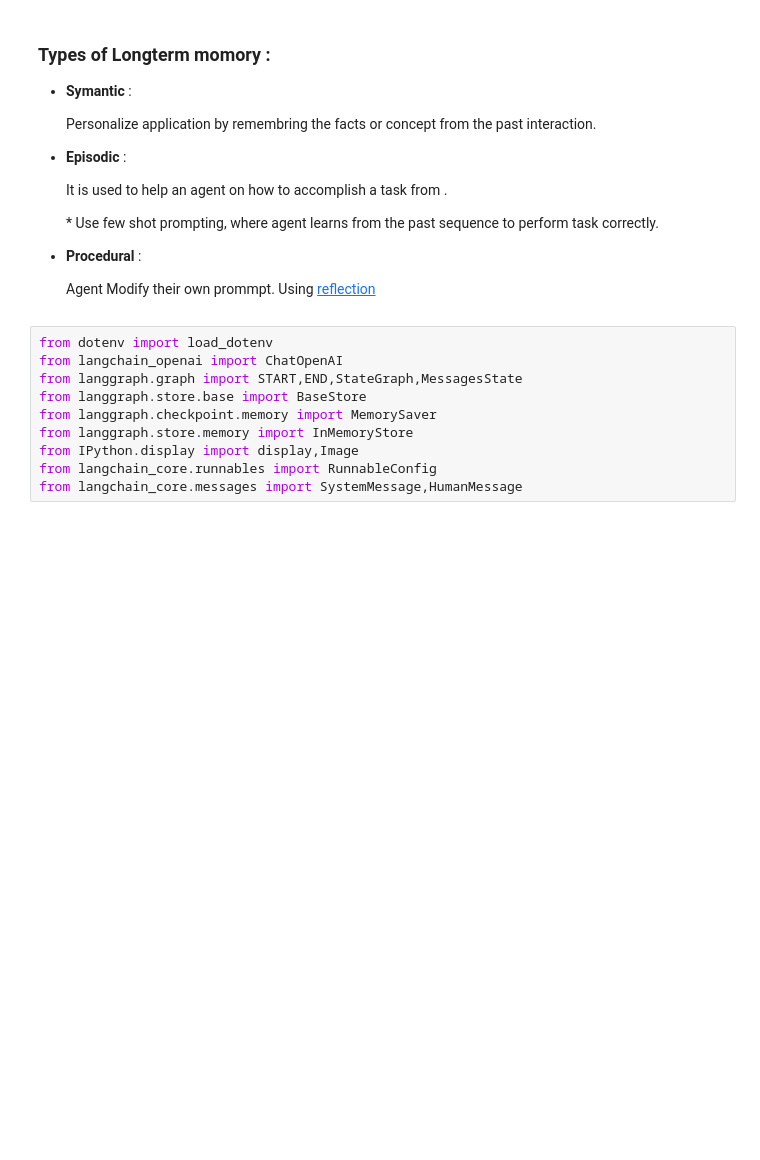
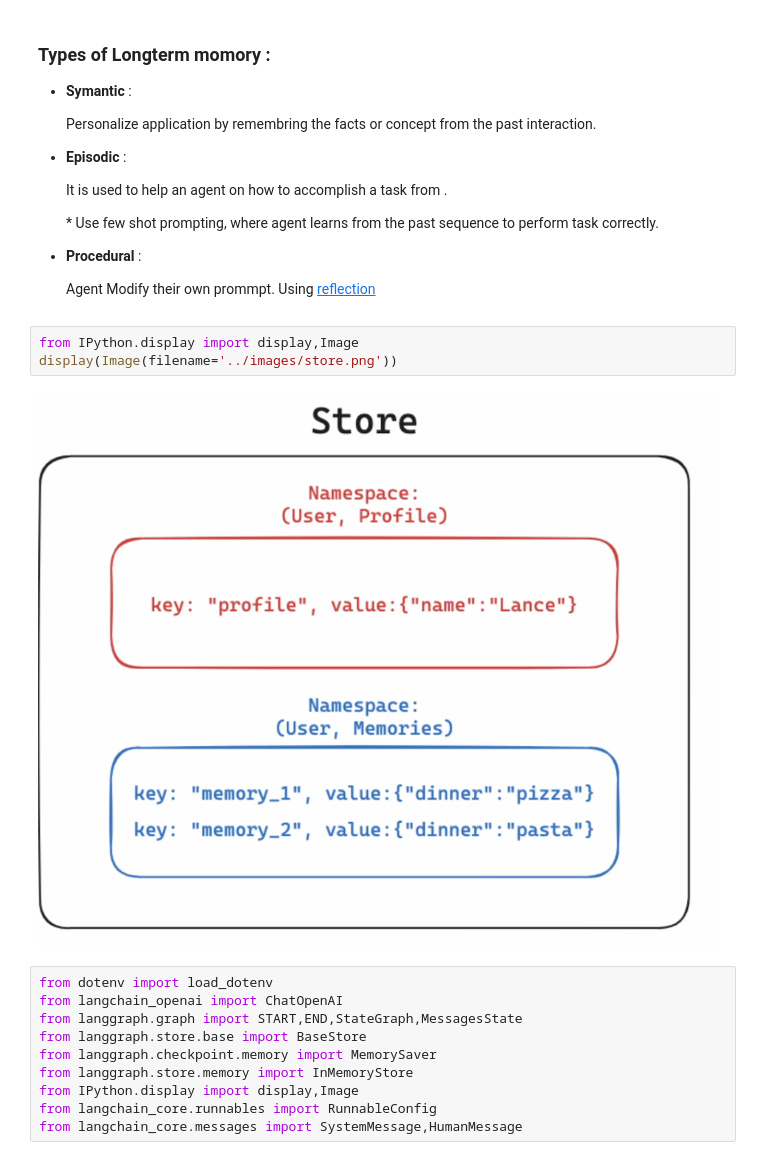
Before and after one commit to adityash97/DataScience, a Jupyter notebook: langchain_components_example/long_short_memory.ipynb, the cells around one changed output. Saved outputs shown, nothing was run; the diff lists cells and outputs as text; blank space fills up the shorter version.

Commit message:
image added

```diff
--- a/langchain_components_example/long_short_memory.ipynb
+++ b/langchain_components_example/long_short_memory.ipynb
@@ -8,6 +8,11 @@
 
 <li><strong>Procedural</strong> : <p>Agent Modify their own prommpt. Using <a href="https://blog.langchain.dev/reflection-agents/" >reflection </a></p></li>
 </ul>
+# %%
+from IPython.display import display,Image
+display(Image(filename='../images/store.png'))
+# %% [output]
+[figure, added]
 # %%
 from dotenv import load_dotenv
 from langchain_openai import ChatOpenAI
```
